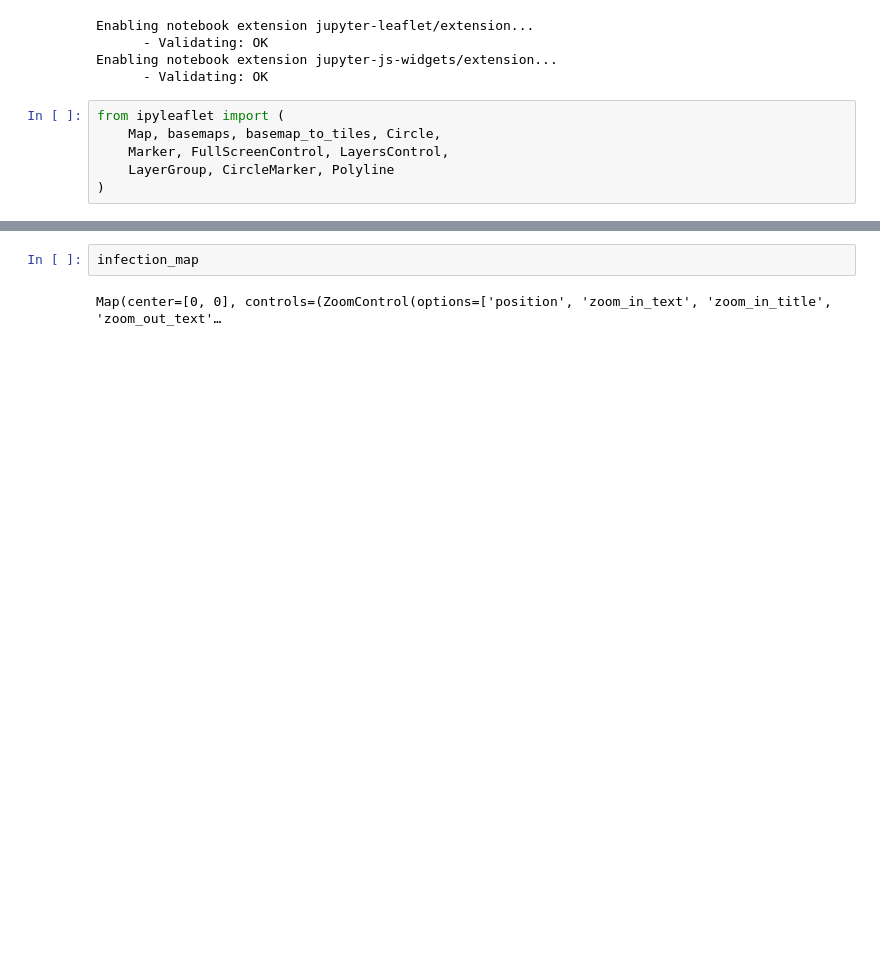
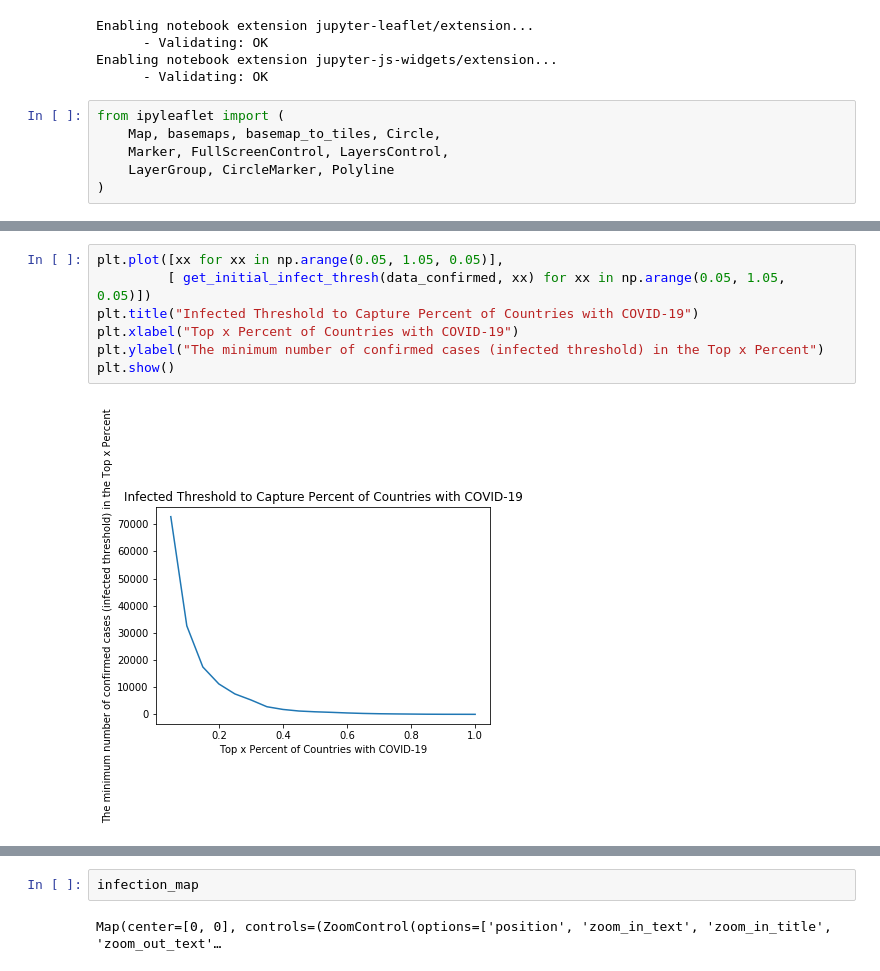
Before and after one commit to Ccamm/coronavirus_network, a Jupyter notebook: coronavirus_infection_path.ipynb, the cells around one changed output, grey strips where cells are left out. Cells and saved outputs as stored; diff of their text form; blank space fills up the shorter version.

```diff
--- a/coronavirus_infection_path.ipynb
+++ b/coronavirus_infection_path.ipynb
@@ -143,0 +213,9 @@ from ipyleaflet import (
+# %%
+plt.plot([xx for xx in np.arange(0.05, 1.05, 0.05)],
+         [ get_initial_infect_thresh(data_confirmed, xx) for xx in np.arange(0.05, 1.05, 0.05)])
+plt.title("Infected Threshold to Capture Percent of Countries with COVID-19")
+plt.xlabel("Top x Percent of Countries with COVID-19")
+plt.ylabel("The minimum number of confirmed cases (infected threshold) in the Top x Percent")
+plt.show()
+# %% [output]
+[figure, added]
```
Also changed, not shown: parts of 17 cells of this notebook, 24 other files.
